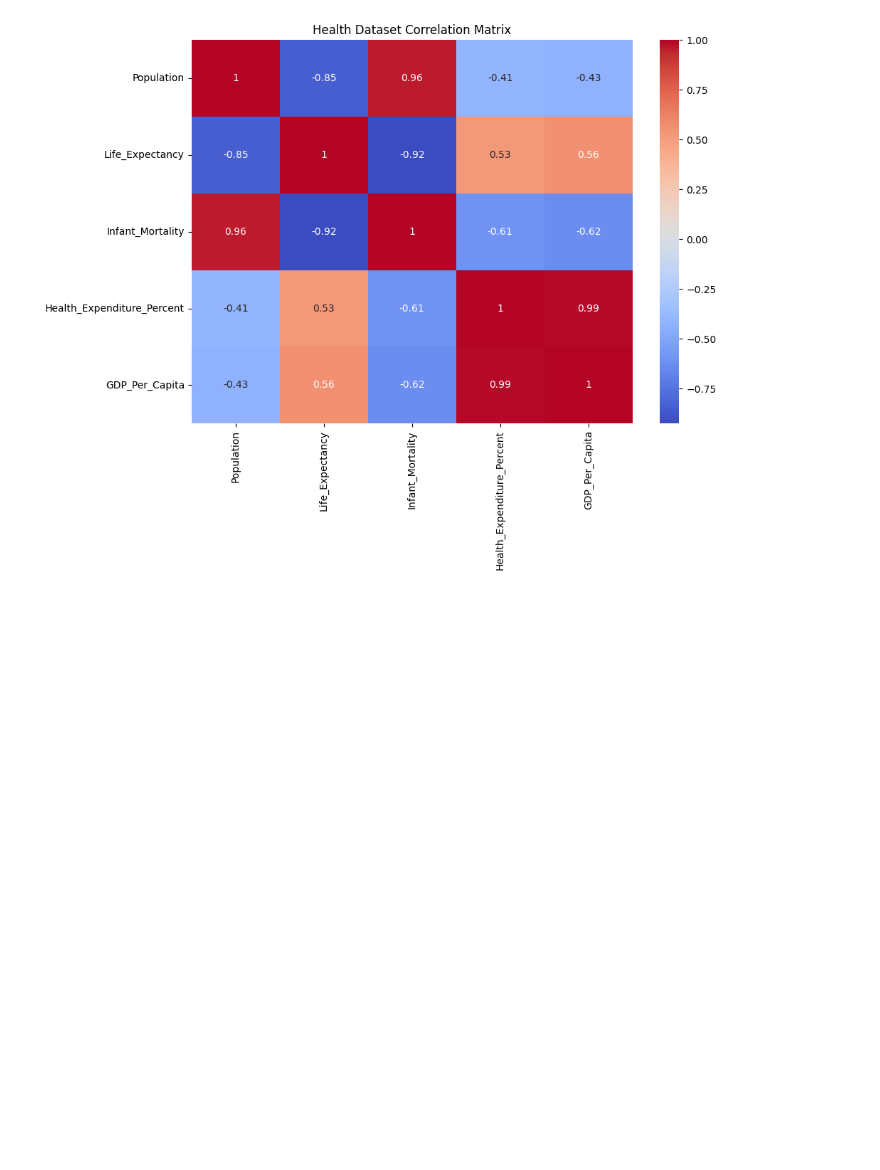
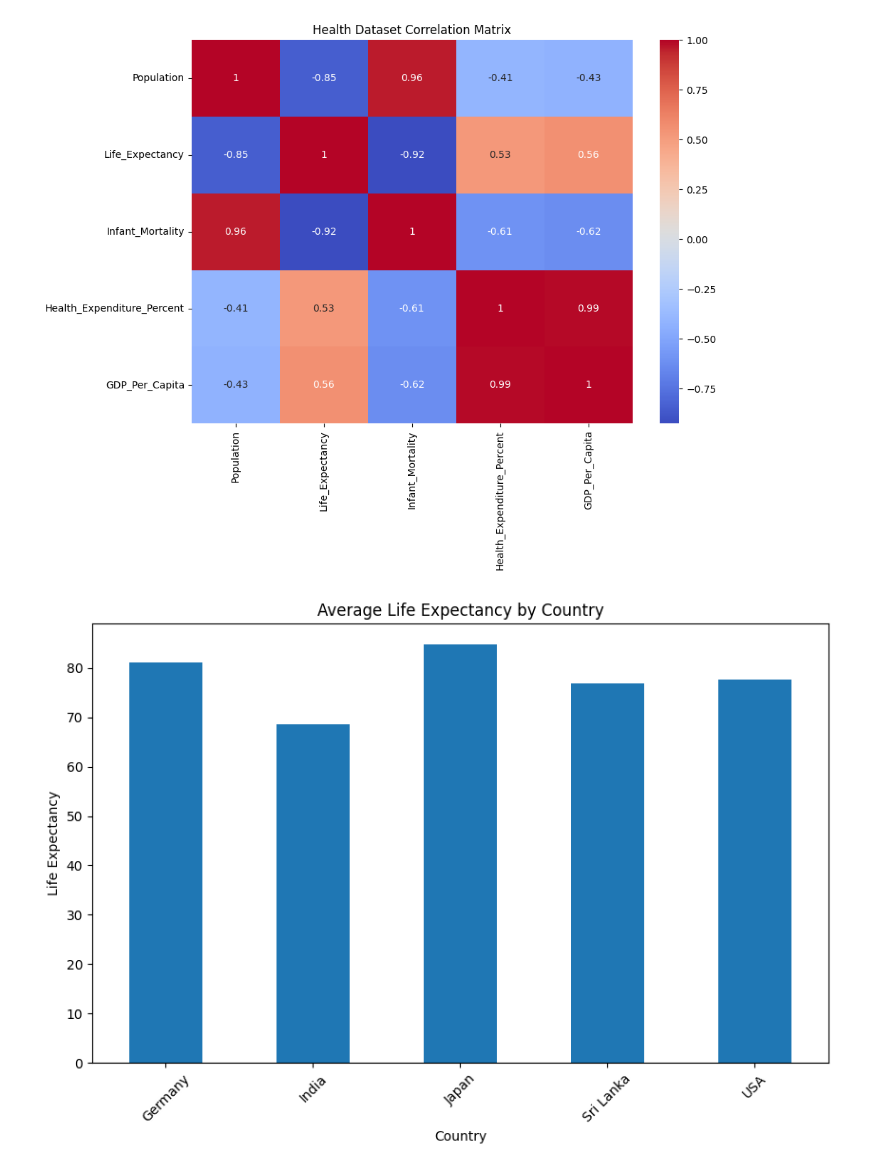
Before and after one commit to Savindi2002/data-science-journey, a Jupyter notebook: health-care project/health-data analysis.ipynb, the cells around one changed output. Cells and saved outputs as stored; diff of their text form; code cells hidden in the pictures; blank space fills up the shorter version.

Commit message:
Country comparison

```diff
--- a/health-care project/health-data analysis.ipynb
+++ b/health-care project/health-data analysis.ipynb
@@ -172,3 +172,19 @@ plt.title("Health Dataset Correlation Matrix")
 plt.show()
 # %% [output]
 [figure]
+# %%
+country_average = df.groupby("Country")[
+    "Life_Expectancy"
+].mean()
+
+country_average.plot(
+    kind="bar",
+    figsize=(10, 6)
+)
+
+plt.title("Average Life Expectancy by Country")
+plt.ylabel("Life Expectancy")
+plt.xticks(rotation=45)
+plt.show()
+# %% [output]
+[figure, added]
```
